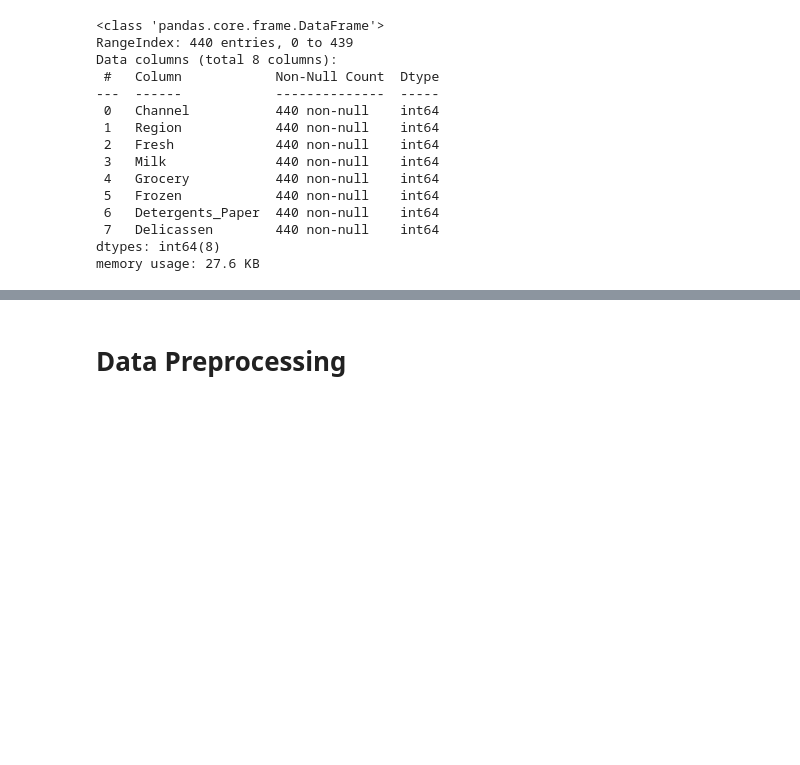
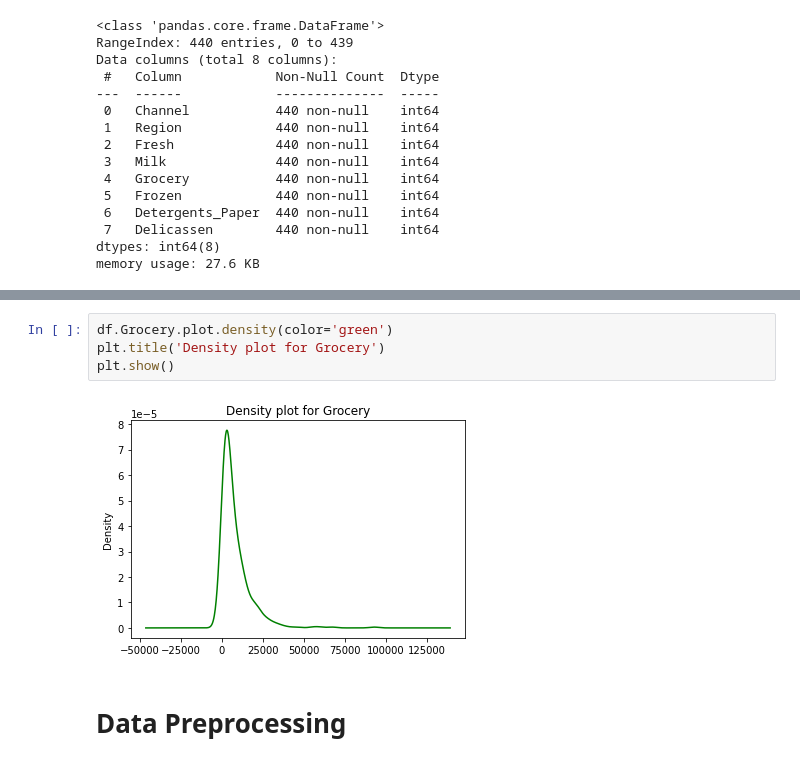
Before and after one commit to cocktail-clustering/1st-clustering, a Jupyter notebook: DBScan.ipynb, the cells around one changed output, grey strips where cells are left out. Drawn from its saved outputs; the diff is of its cells as text; blank space fills up the shorter version.

```diff
--- a/DBScan.ipynb
+++ b/DBScan.ipynb
@@ -48,3 +58,9 @@ memory usage: 27.6 KB
+# %%
+df.Grocery.plot.density(color='green')
+plt.title('Density plot for Grocery')
+plt.show()
+# %% [output]
+[figure, added]
 # %% [markdown]
 # Data Preprocessing
 # %%
```
Also changed, not shown: parts of 3 cells of this notebook.
